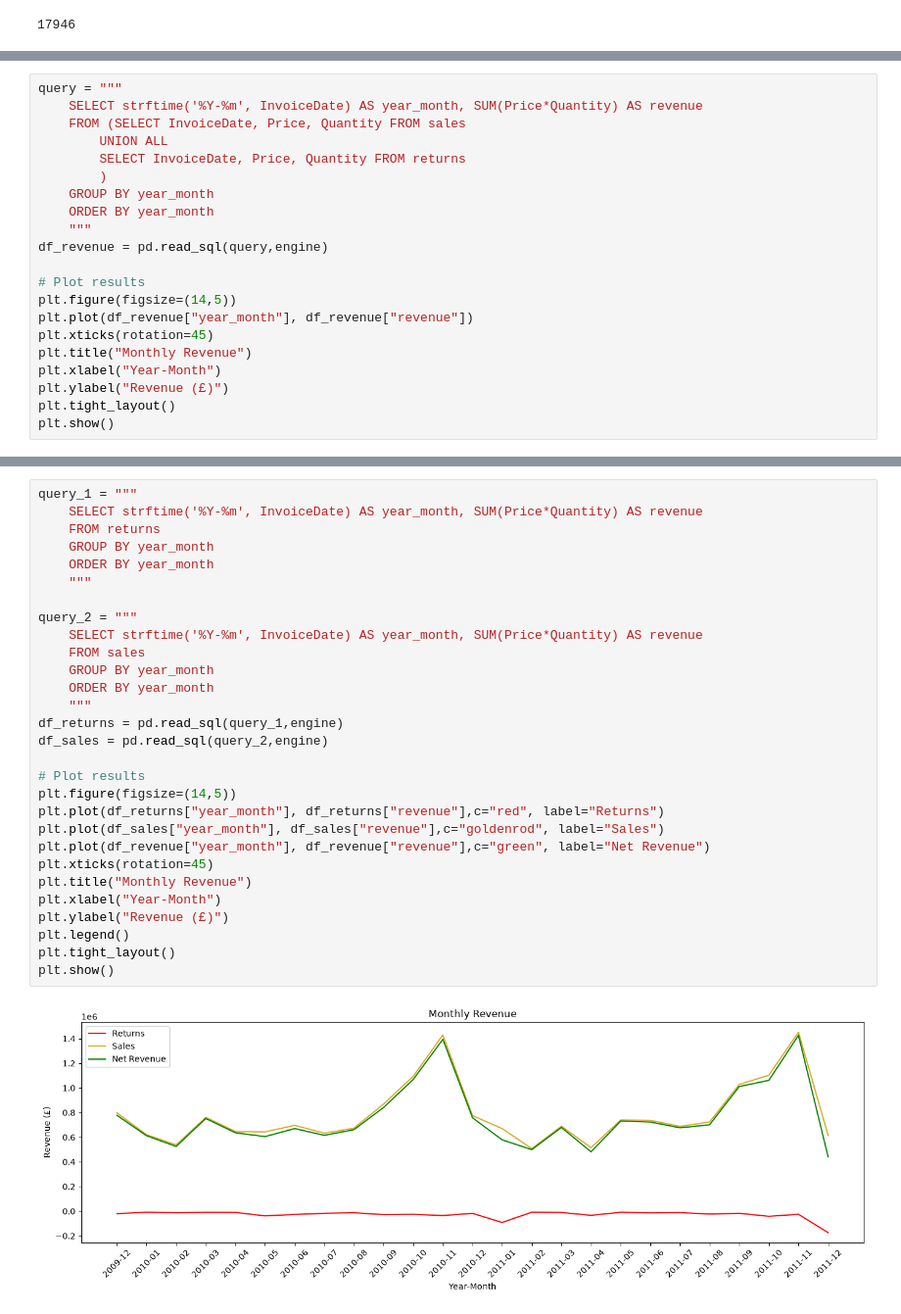
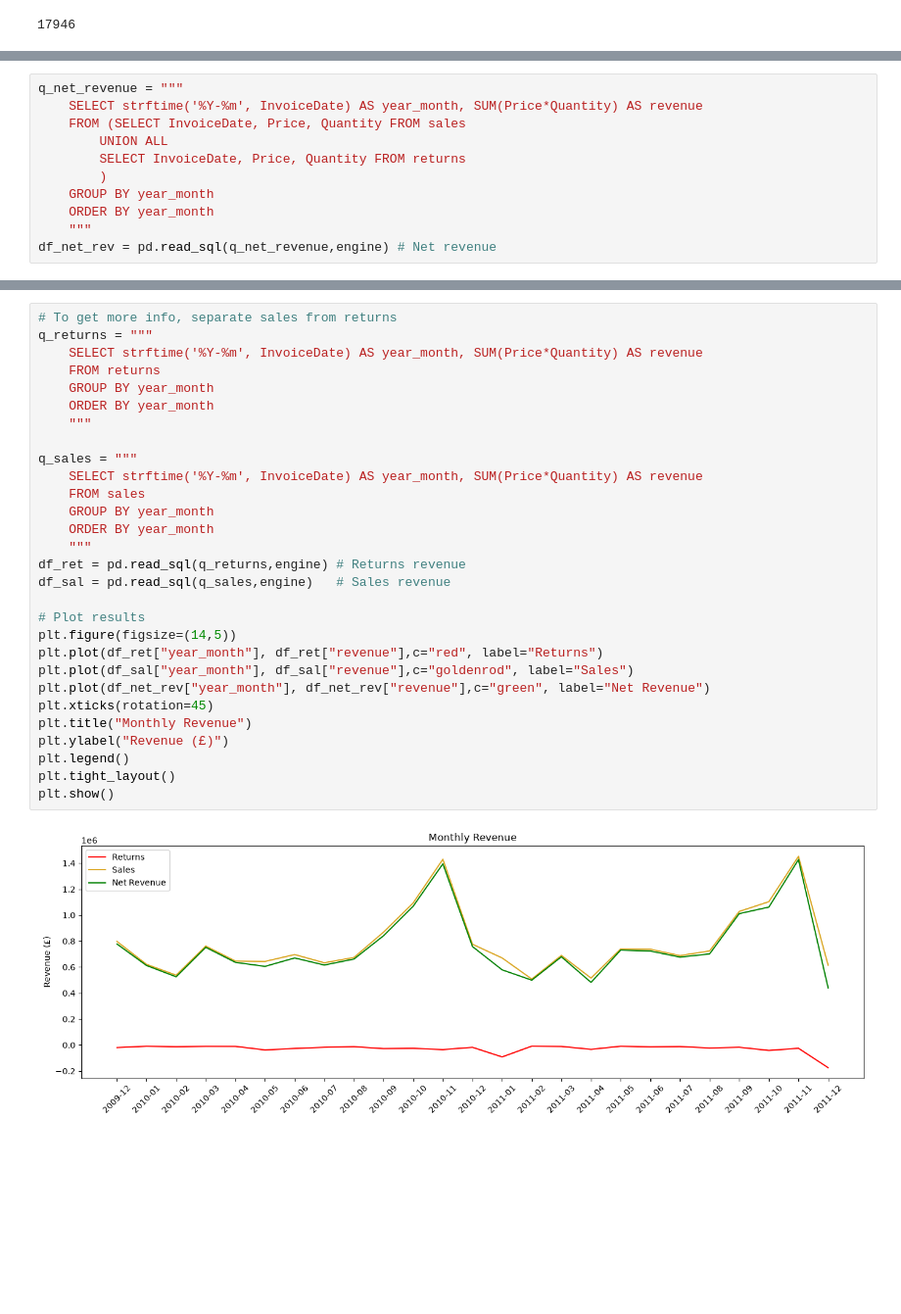
Before and after one commit to Sara-Munafo/retail-sales-analysis, a Jupyter notebook: notebooks/02_analysis.ipynb, the cells around one changed output, grey strips where cells are left out. Shown at 98% size. Cells and saved outputs as stored; diff of their text form; blank space fills up the shorter version.

```diff
--- a/notebooks/02_analysis.ipynb
+++ b/notebooks/02_analysis.ipynb
@@ -27,5 +41,5 @@ df_returns.to_sql('returns', engine, if_exists='replace', index=False)
 # %%
-query = """
+q_net_revenue = """
     SELECT strftime('%Y-%m', InvoiceDate) AS year_month, SUM(Price*Quantity) AS revenue
     FROM (SELECT InvoiceDate, Price, Quantity FROM sales
         UNION ALL
@@ -34,14 +48,4 @@ query = """
     GROUP BY year_month
     ORDER BY year_month
     """
-df_revenue = pd.read_sql(query,engine)
-
-# Plot results
-plt.figure(figsize=(14,5))
-plt.plot(df_revenue["year_month"], df_revenue["revenue"])
-plt.xticks(rotation=45)
-plt.title("Monthly Revenue")
-plt.xlabel("Year-Month")
-plt.ylabel("Revenue (£)")
-plt.tight_layout()
-plt.show()
+df_net_rev = pd.read_sql(q_net_revenue,engine) # Net revenue
@@ -50,31 +52,31 @@ plt.show()
 # %%
-query_1 = """
+# To get more info, separate sales from returns
+q_returns = """
     SELECT strftime('%Y-%m', InvoiceDate) AS year_month, SUM(Price*Quantity) AS revenue
     FROM returns
     GROUP BY year_month
     ORDER BY year_month
     """
 
-query_2 = """
+q_sales = """
     SELECT strftime('%Y-%m', InvoiceDate) AS year_month, SUM(Price*Quantity) AS revenue
     FROM sales
     GROUP BY year_month
     ORDER BY year_month
     """
-df_returns = pd.read_sql(query_1,engine)
-df_sales = pd.read_sql(query_2,engine)
+df_ret = pd.read_sql(q_returns,engine) # Returns revenue
+df_sal = pd.read_sql(q_sales,engine)   # Sales revenue
 
 # Plot results
 plt.figure(figsize=(14,5))
-plt.plot(df_returns["year_month"], df_returns["revenue"],c="red", label="Returns")
-plt.plot(df_sales["year_month"], df_sales["revenue"],c="goldenrod", label="Sales")
-plt.plot(df_revenue["year_month"], df_revenue["revenue"],c="green", label="Net Revenue")
+plt.plot(df_ret["year_month"], df_ret["revenue"],c="red", label="Returns")
+plt.plot(df_sal["year_month"], df_sal["revenue"],c="goldenrod", label="Sales")
+plt.plot(df_net_rev["year_month"], df_net_rev["revenue"],c="green", label="Net Revenue")
 plt.xticks(rotation=45)
 plt.title("Monthly Revenue")
-plt.xlabel("Year-Month")
 plt.ylabel("Revenue (£)")
 plt.legend()
 plt.tight_layout()
 plt.show()
 # %% [output]
-[figure, old version]
+[figure, new version]
```
Also changed, not shown: parts of 38 cells of this notebook.
